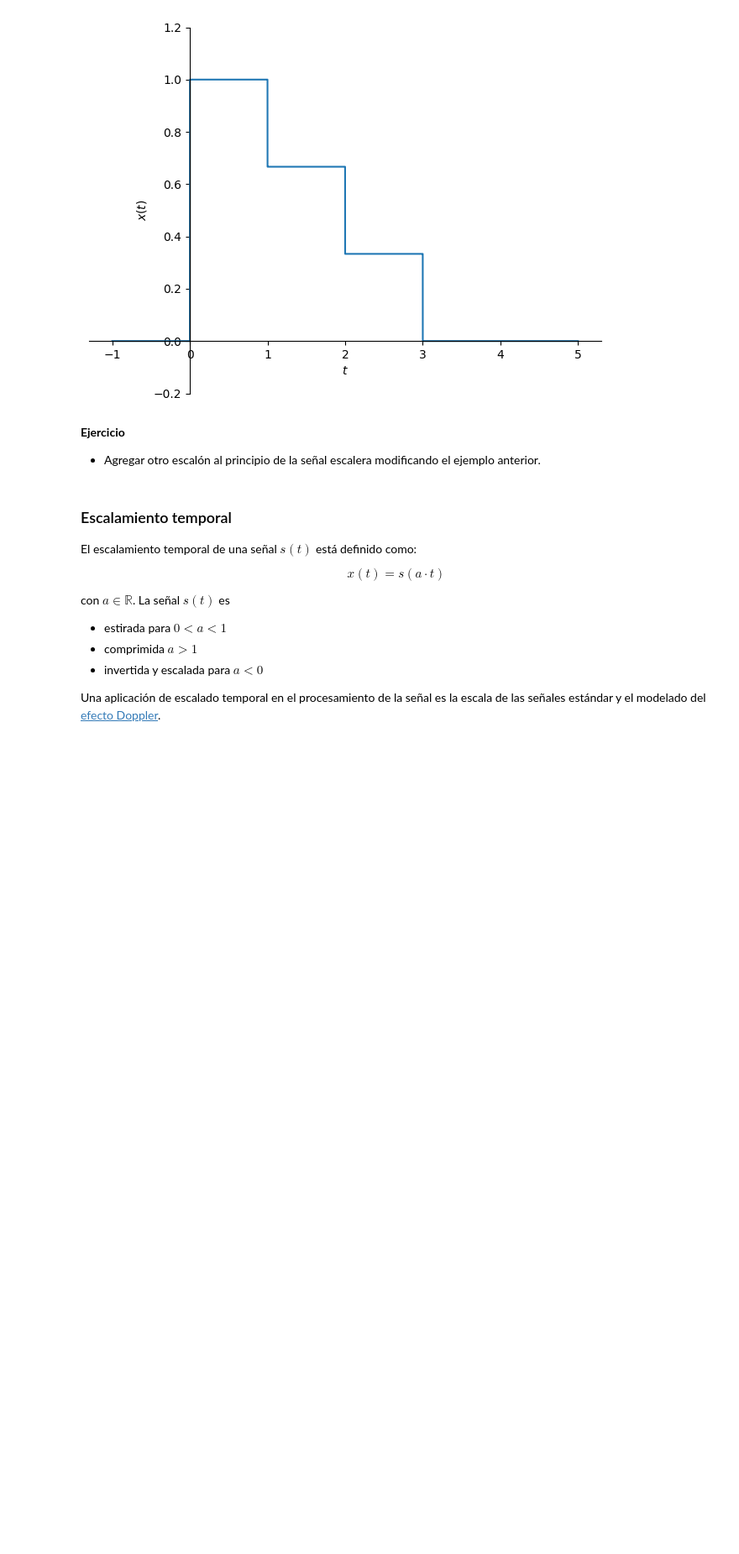
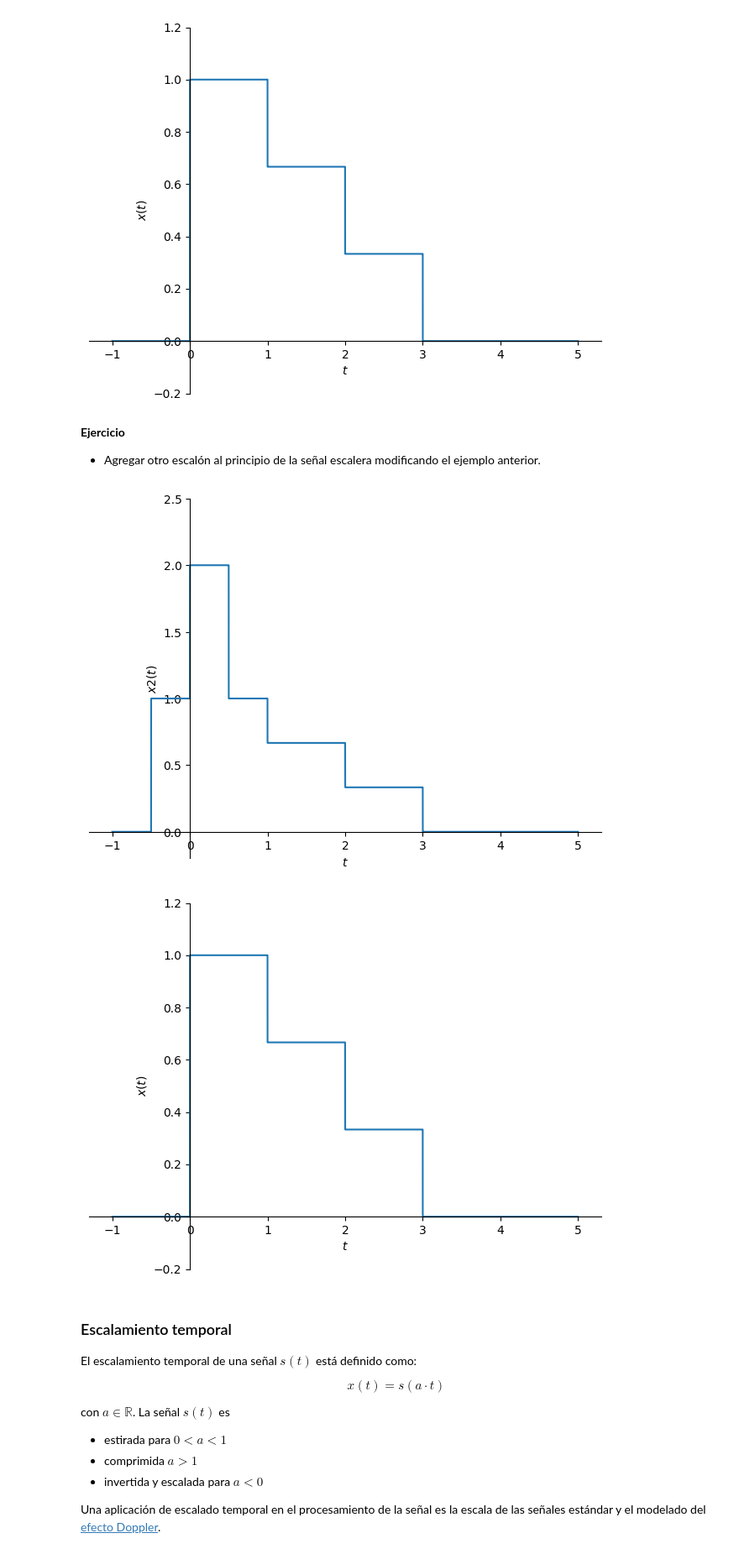
Before and after one commit to TatanPerez/Senales_Sistemas, a Jupyter notebook: C1,c3_Operaciones_de_señales_continuas.ipynb, the cells around one changed output. Shown at 84% size. Cells and saved outputs as stored; diff of their text form; code cells hidden in the pictures; blank space fills up the shorter version.

```diff
--- a/C1,c3_Operaciones_de_señales_continuas.ipynb
+++ b/C1,c3_Operaciones_de_señales_continuas.ipynb
@@ -82,6 +82,17 @@ sym.plot(x, (t, -1, 5), ylim=[-0.2, 1.2], ylabel='$x(t)$');
 **Ejercicio**
 
 * Agregar otro escalón al principio de la señal escalera modificando el ejemplo anterior.
+# %%
+rect = sym.Heaviside(t + 0.5) - sym.Heaviside(t - 0.5)
+# agregamos otro escalon al inicio, centrado en -1/2 a 1/2 de escalon 1
+x2 = rect.subs(t,t - 0)  + rect.subs(t, t-1/2) + 2/3*rect.subs(t, t-3/2) + 1/3*rect.subs(t, t-5/2)
+sym.plot(x2, (t, -1, 5), ylim=[-0.2, 2.5], ylabel='$x2(t)$');  # La grafica tiene un salto de 1 a 2 de [0,0.5] porque dos señales escalon se encuentran presentes y por lo tanto se suman en ese intervalo
+#los rect desplazados se acoplan con escalamientos diferentes
+x = rect.subs(t, t-1/2) + 2/3*rect.subs(t, t-3/2) + 1/3*rect.subs(t, t-5/2)
+sym.plot(x, (t, -1, 5), ylim=[-0.2, 1.2], ylabel='$x(t)$');
+# %% [output]
+[figure, added]
+[figure, added]
 # %% [markdown]
 ### Escalamiento temporal
 
```
Also changed, not shown: parts of 7 cells of this notebook.
